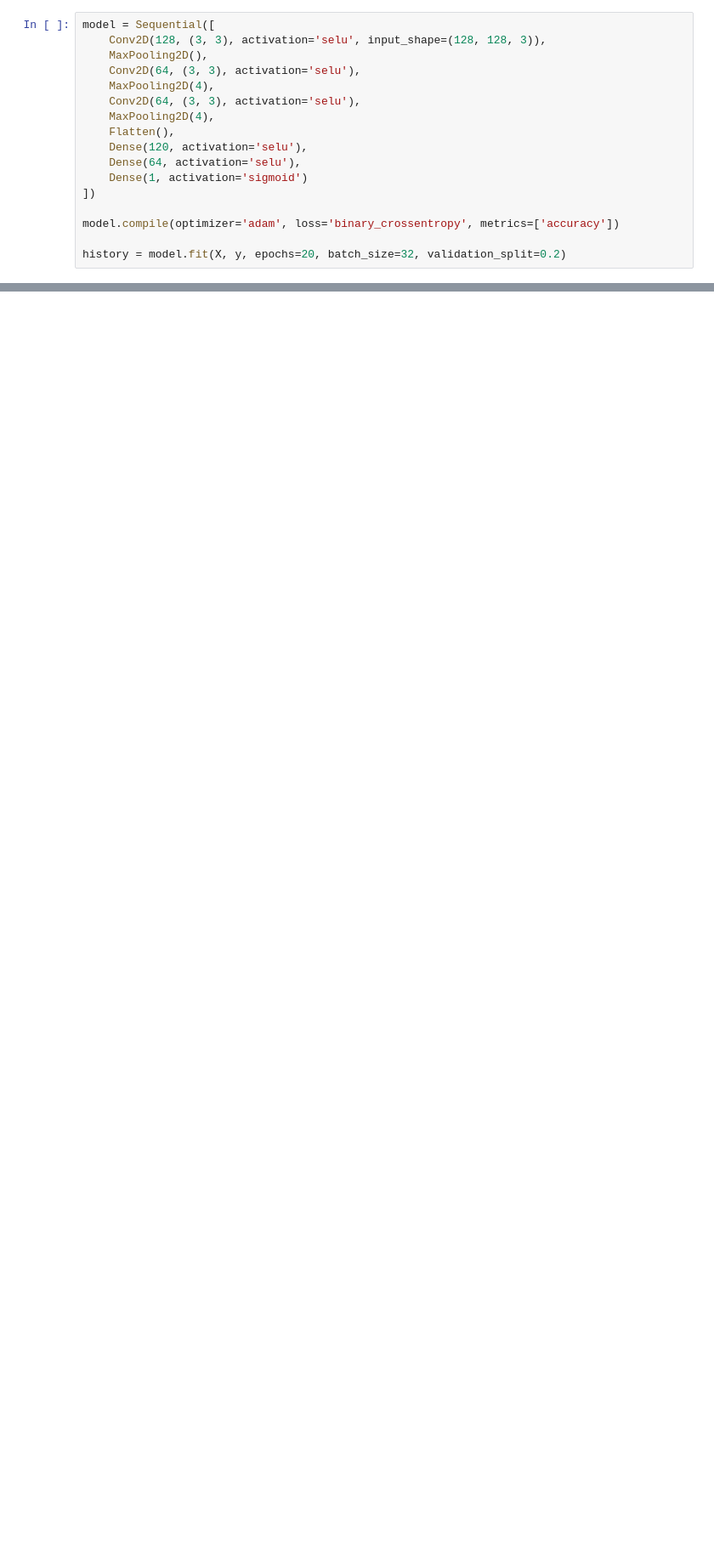
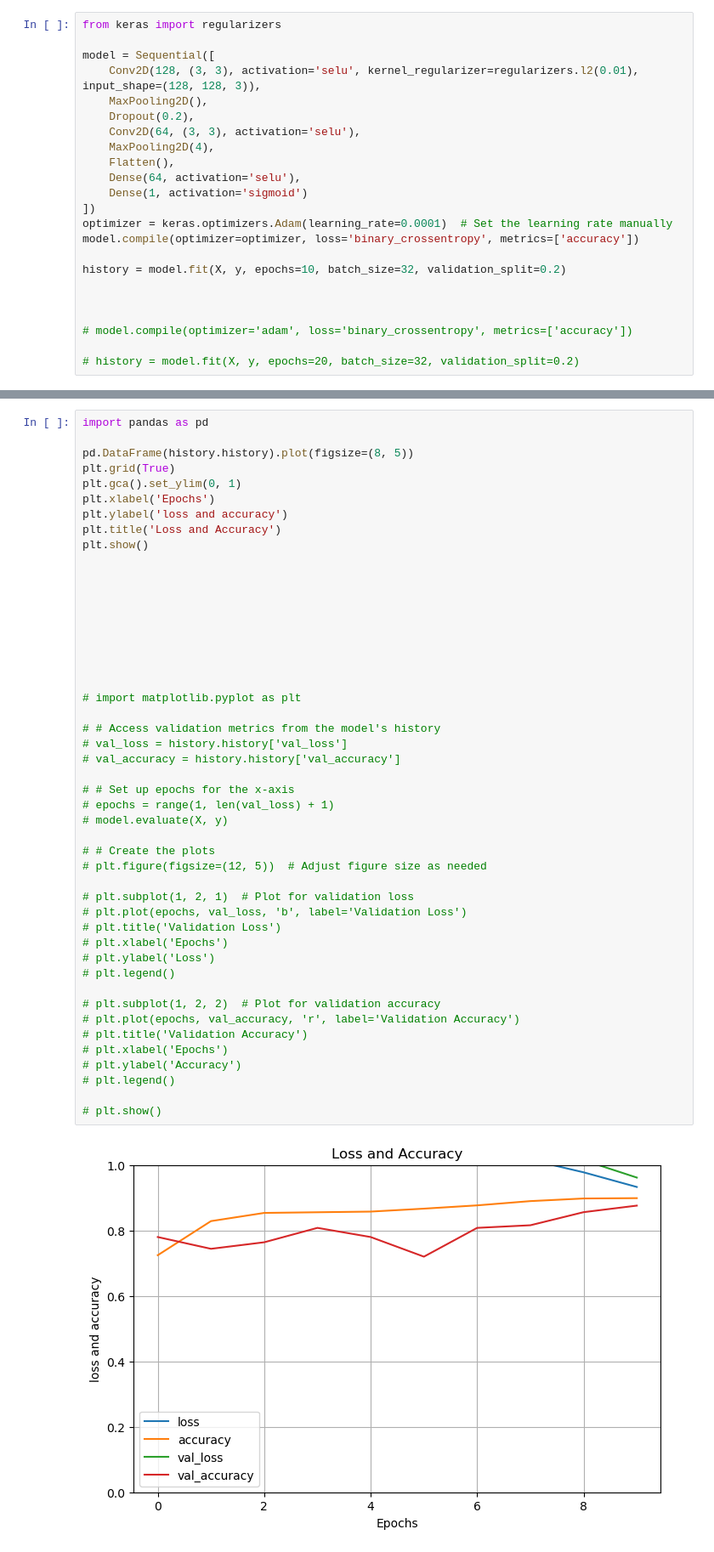
Before and after one commit to OliverHollenbo/Assignment4MAL, a Jupyter notebook: PikachuRecognizer.ipynb, the cells around one changed output, grey strips where cells are left out. Shown at 85% size. Cells and saved outputs as stored; diff of their text form; blank space fills up the shorter version.

Commit message:
Good accuracy and loss

```diff
--- a/PikachuRecognizer.ipynb
+++ b/PikachuRecognizer.ipynb
@@ -38,20 +38,26 @@ for filename in os.listdir(image_folder):
 X = np.array(X)
 y = np.array(y)
 # %%
+from keras import regularizers
+
 model = Sequential([
-    Conv2D(128, (3, 3), activation='selu', input_shape=(128, 128, 3)),
+    Conv2D(128, (3, 3), activation='selu', kernel_regularizer=regularizers.l2(0.01), input_shape=(128, 128, 3)),
     MaxPooling2D(),
-    Conv2D(64, (3, 3), activation='selu'),
-    MaxPooling2D(4),
+    Dropout(0.2),
     Conv2D(64, (3, 3), activation='selu'),
     MaxPooling2D(4),
     Flatten(),
-    Dense(120, activation='selu'),
     Dense(64, activation='selu'),
     Dense(1, activation='sigmoid')
 ])
+optimizer = keras.optimizers.Adam(learning_rate=0.0001)  # Set the learning rate manually
+model.compile(optimizer=optimizer, loss='binary_crossentropy', metrics=['accuracy'])
 
-model.compile(optimizer='adam', loss='binary_crossentropy', metrics=['accuracy'])
+history = model.fit(X, y, epochs=10, batch_size=32, validation_split=0.2)
 
-history = model.fit(X, y, epochs=20, batch_size=32, validation_split=0.2)
+
+
+# model.compile(optimizer='adam', loss='binary_crossentropy', metrics=['accuracy'])
+
+# history = model.fit(X, y, epochs=20, batch_size=32, validation_split=0.2)
 # %% [output]
@@ -75,3 +84,52 @@ Epoch 20/20
+# %%
+import pandas as pd
+
+pd.DataFrame(history.history).plot(figsize=(8, 5))
+plt.grid(True)
+plt.gca().set_ylim(0, 1)
+plt.xlabel('Epochs')
+plt.ylabel('loss and accuracy')
+plt.title('Loss and Accuracy')
+plt.show()
+
+
+
+
+
+
+
+
+
+# import matplotlib.pyplot as plt
+
+# # Access validation metrics from the model's history
+# val_loss = history.history['val_loss']
+# val_accuracy = history.history['val_accuracy']
+
+# # Set up epochs for the x-axis
+# epochs = range(1, len(val_loss) + 1)
+# model.evaluate(X, y)
+
+# # Create the plots
+# plt.figure(figsize=(12, 5))  # Adjust figure size as needed
+
+# plt.subplot(1, 2, 1)  # Plot for validation loss
+# plt.plot(epochs, val_loss, 'b', label='Validation Loss')
+# plt.title('Validation Loss')
+# plt.xlabel('Epochs')
+# plt.ylabel('Loss')
+# plt.legend()
+
+# plt.subplot(1, 2, 2)  # Plot for validation accuracy
+# plt.plot(epochs, val_accuracy, 'r', label='Validation Accuracy')
+# plt.title('Validation Accuracy')
+# plt.xlabel('Epochs')
+# plt.ylabel('Accuracy')
+# plt.legend()
+
+# plt.show()
+# %% [output]
+[figure, added]
 # %%
 import matplotlib.pyplot as plt
 
```
Also changed, not shown: parts of 4 cells of this notebook, 3 other files.
